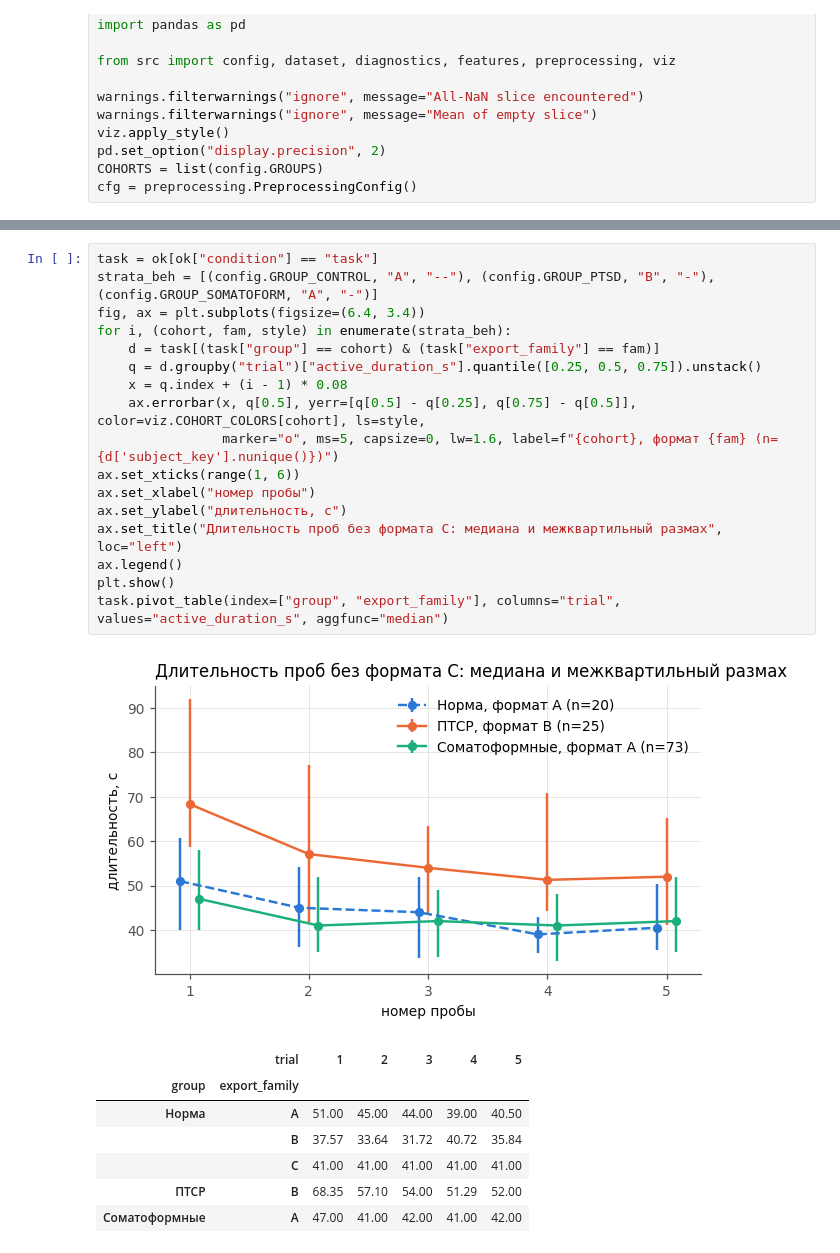
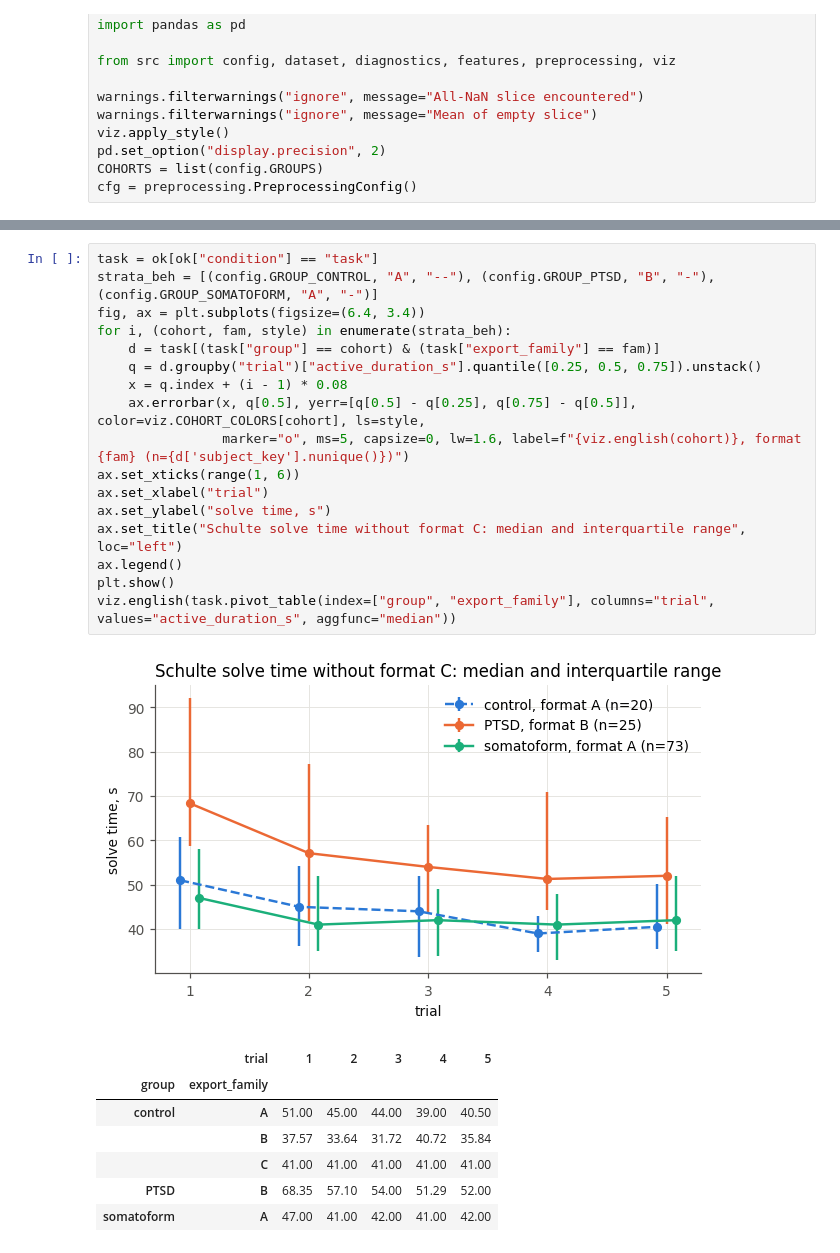
Before and after one commit to igor688-hub/neurodiagnosis-eeg, a Jupyter notebook: results/1-exploration.ipynb, the cells around one changed output, grey strips where cells are left out. Cells and saved outputs as stored; diff of their text form.

Commit message:
docs: translate notebooks to english

```diff
--- a/results/1-exploration.ipynb
+++ b/results/1-exploration.ipynb
@@ -186,27 +187,27 @@ templated
 # %%
 task = ok[ok["condition"] == "task"]
 strata_beh = [(config.GROUP_CONTROL, "A", "--"), (config.GROUP_PTSD, "B", "-"), (config.GROUP_SOMATOFORM, "A", "-")]
 fig, ax = plt.subplots(figsize=(6.4, 3.4))
 for i, (cohort, fam, style) in enumerate(strata_beh):
     d = task[(task["group"] == cohort) & (task["export_family"] == fam)]
     q = d.groupby("trial")["active_duration_s"].quantile([0.25, 0.5, 0.75]).unstack()
     x = q.index + (i - 1) * 0.08
     ax.errorbar(x, q[0.5], yerr=[q[0.5] - q[0.25], q[0.75] - q[0.5]], color=viz.COHORT_COLORS[cohort], ls=style,
-                marker="o", ms=5, capsize=0, lw=1.6, label=f"{cohort}, формат {fam} (n={d['subject_key'].nunique()})")
+                marker="o", ms=5, capsize=0, lw=1.6, label=f"{viz.english(cohort)}, format {fam} (n={d['subject_key'].nunique()})")
 ax.set_xticks(range(1, 6))
-ax.set_xlabel("номер пробы")
-ax.set_ylabel("длительность, с")
-ax.set_title("Длительность проб без формата C: медиана и межквартильный размах", loc="left")
+ax.set_xlabel("trial")
+ax.set_ylabel("solve time, s")
+ax.set_title("Schulte solve time without format C: median and interquartile range", loc="left")
 ax.legend()
 plt.show()
-task.pivot_table(index=["group", "export_family"], columns="trial", values="active_duration_s", aggfunc="median")
+viz.english(task.pivot_table(index=["group", "export_family"], columns="trial", values="active_duration_s", aggfunc="median"))
 # %% [output]
-[figure, old version]
+[figure, new version]
 |  | trial | 1 | 2 | 3 | 4 | 5 |
 | group | export_family |  |  |  |  |  |
-| Норма | A | 51.00 | 45.00 | 44.00 | 39.00 | 40.50 |
+| control | A | 51.00 | 45.00 | 44.00 | 39.00 | 40.50 |
 |  | B | 37.57 | 33.64 | 31.72 | 40.72 | 35.84 |
 |  | C | 41.00 | 41.00 | 41.00 | 41.00 | 41.00 |
-| ПТСР | B | 68.35 | 57.10 | 54.00 | 51.29 | 52.00 |
-| Соматоформные | A | 47.00 | 41.00 | 42.00 | 41.00 | 42.00 |
+| PTSD | B | 68.35 | 57.10 | 54.00 | 51.29 | 52.00 |
+| somatoform | A | 47.00 | 41.00 | 42.00 | 41.00 | 42.00 |
 # %% [markdown]
```
Also changed, not shown: parts of 54 cells of this notebook, 4 other files.
